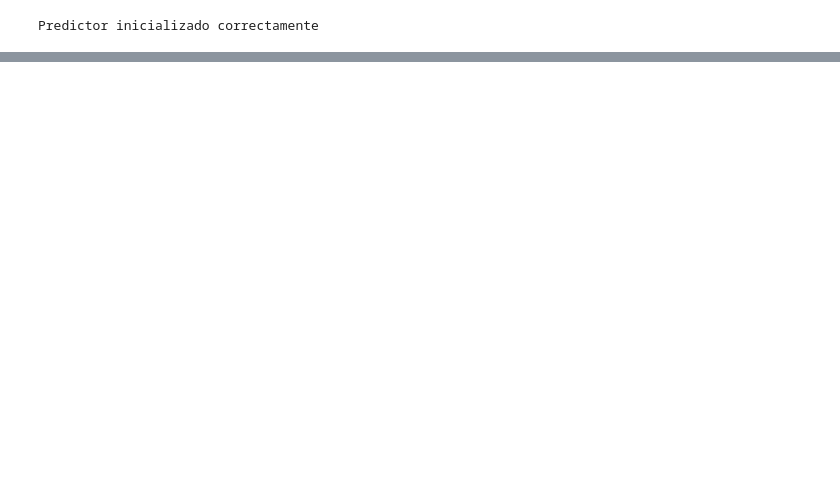
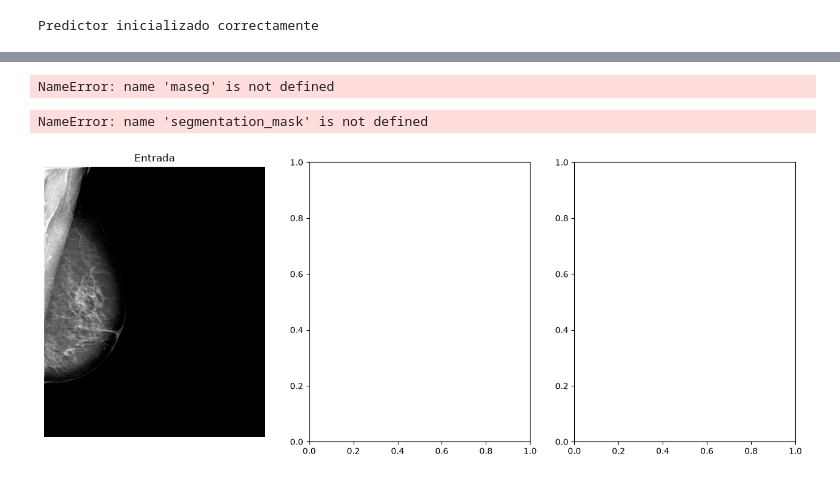
Before and after one commit to eloygarcia/Preprocessing, a Jupyter notebook: notebooks/05_yolox_inference_demo.ipynb, the cells around one changed output, grey strips where cells are left out. Saved outputs shown, nothing was run; the diff lists cells and outputs as text; code cells hidden in the pictures; blank space fills up the shorter version.

```diff
--- a/notebooks/05_yolox_inference_demo.ipynb
+++ b/notebooks/05_yolox_inference_demo.ipynb
@@ -144,0 +157,14 @@ plt.tight_layout()
+# %%
+from common_tasks.wrappers.segmentation import MAsegPectoralSegmentationInterface
+
+MASEG_WEIGHTS = project_root / 'common_tasks/segmentation/BreastSegmentationUnet/maseg/weights/segmentation_weights.ckpt'
+MASEG_ROOT = project_root / 'common_tasks/segmentation/BreastSegmentationUnet/maseg'
+
+print('maseg root exists:', MASEG_ROOT.exists(), MASEG_ROOT)
+print('maseg weights exists:', MASEG_WEIGHTS.exists(), MASEG_WEIGHTS)
+
+maseg = MAsegPectoralSegmentationInterface(
+    weights_path=str(MASEG_WEIGHTS),
+    maseg_root=str(MASEG_ROOT),
+)
+print('MAseg inicializado correctamente')
@@ -144,0 +175,30 @@ plt.tight_layout()
+# %%
+segmentation_mask = maseg.segment(image_for_yolo, fill_holes_in_breast=True)
+pectoral_mask = maseg.pectoral_mask(segmentation_mask)
+stats = maseg.summary(segmentation_mask)
+
+print('Resumen de pixeles por clase:')
+print(stats)
+
+breast_overlay, pectoral_overlay = maseg.overlay(image_for_yolo, segmentation_mask, alpha=0.35)
+# %% [output]
+NameError: name 'maseg' is not defined
+# %%
+fig, axes = plt.subplots(1, 3, figsize=(16, 6))
+
+axes[0].imshow(image_for_yolo, cmap='gray')
+axes[0].set_title('Entrada')
+axes[0].axis('off')
+
+axes[1].imshow(segmentation_mask, cmap='viridis')
+axes[1].set_title('MAseg: 0 fondo, 1 mama, 2 pectoral')
+axes[1].axis('off')
+
+axes[2].imshow(pectoral_overlay)
+axes[2].set_title('Overlay musculo pectoral')
+axes[2].axis('off')
+
+plt.tight_layout()
+# %% [output]
+NameError: name 'segmentation_mask' is not defined
+[figure, added]
```
Also changed, not shown: parts of 13 cells of this notebook, 11 other files.
